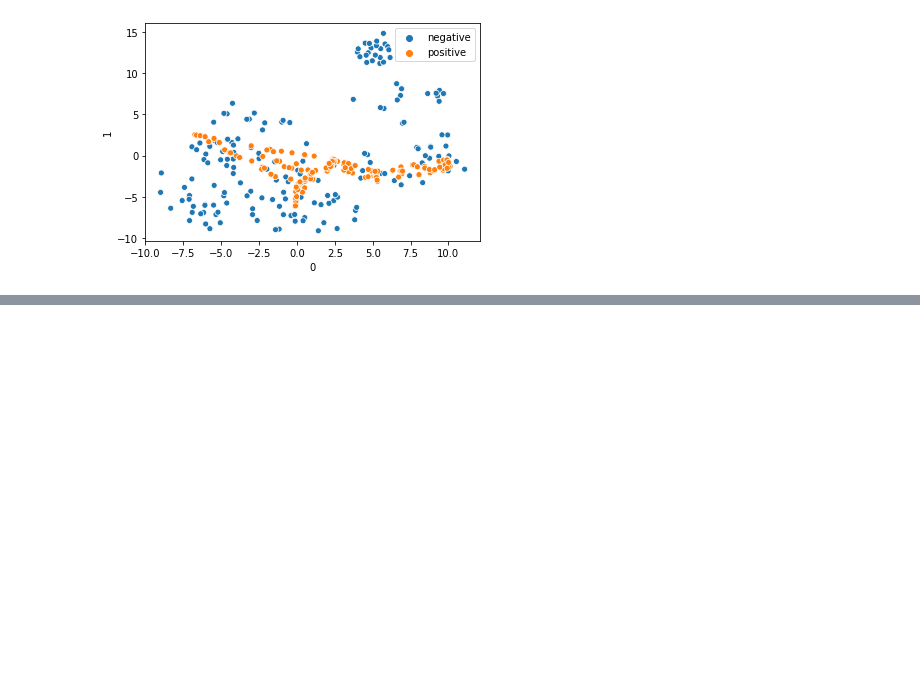
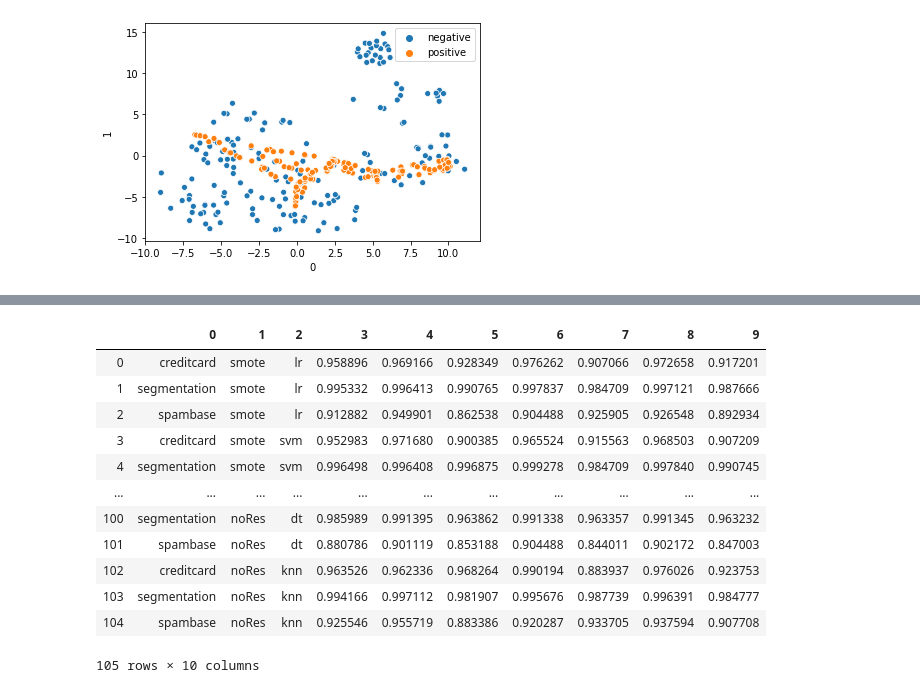
Before and after one commit to zkgz/skripsi, a Jupyter notebook: test.ipynb, the cells around one changed output, grey strips where cells are left out. Saved outputs shown, nothing was run; the diff lists cells and outputs as text; code cells hidden in the pictures; blank space fills up the shorter version.

```diff
--- a/test.ipynb
+++ b/test.ipynb
@@ -67,0 +96,4 @@ sns.scatterplot(X_res[0], X_res[1], hue=y_res)
+# %%
+metrics = ['accuracy', 'precision-0', 'precision-1', 'recall-0', 'recall-1', 'f1-0', 'f1-1']
+clf_name = ['lr', 'svm', 'mlp', 'dt', 'knn']
+res_name = ['smote', 'bsmote', 'adasyn', 'ros', 'rus', 'tl', 'noRes']
@@ -67,0 +118,25 @@ sns.scatterplot(X_res[0], X_res[1], hue=y_res)
+# %%
+s = []
+for res in result['res'].unique():
+    for clf in result['clf'].unique():
+
+        for dataset in result['dataset'].unique():
+            s.append(np.array( result[(result['res'] == res) & (result['clf'] == clf) & (result['dataset']==dataset)] ))
+ns = []
+for i in range(len(s)):
+    ns.append(s[i][0])
+pd.DataFrame(ns)
+# %% [output]
+|  | 0 | 1 | 2 | 3 | 4 | 5 | 6 | 7 | 8 | 9 |
+| 0 | creditcard | smote | lr | 0.958896 | 0.969166 | 0.928349 | 0.976262 | 0.907066 | 0.972658 | 0.917201 |
+| 1 | segmentation | smote | lr | 0.995332 | 0.996413 | 0.990765 | 0.997837 | 0.984709 | 0.997121 | 0.987666 |
+| 2 | spambase | smote | lr | 0.912882 | 0.949901 | 0.862538 | 0.904488 | 0.925905 | 0.926548 | 0.892934 |
+| 3 | creditcard | smote | svm | 0.952983 | 0.971680 | 0.900385 | 0.965524 | 0.915563 | 0.968503 | 0.907209 |
+| 4 | segmentation | smote | svm | 0.996498 | 0.996408 | 0.996875 | 0.999278 | 0.984709 | 0.997840 | 0.990745 |
+| ... | ... | ... | ... | ... | ... | ... | ... | ... | ... | ... |
+| 100 | segmentation | noRes | dt | 0.985989 | 0.991395 | 0.963862 | 0.991338 | 0.963357 | 0.991345 | 0.963232 |
+| 101 | spambase | noRes | dt | 0.880786 | 0.901119 | 0.853188 | 0.904488 | 0.844011 | 0.902172 | 0.847003 |
+| 102 | creditcard | noRes | knn | 0.963526 | 0.962336 | 0.968264 | 0.990194 | 0.883937 | 0.976026 | 0.923753 |
+| 103 | segmentation | noRes | knn | 0.994166 | 0.997112 | 0.981907 | 0.995676 | 0.987739 | 0.996391 | 0.984777 |
+| 104 | spambase | noRes | knn | 0.925546 | 0.955719 | 0.883386 | 0.920287 | 0.933705 | 0.937594 | 0.907708 |
+105 rows × 10 columns
```
Also changed, not shown: parts of 8 cells of this notebook, 3 other files.
